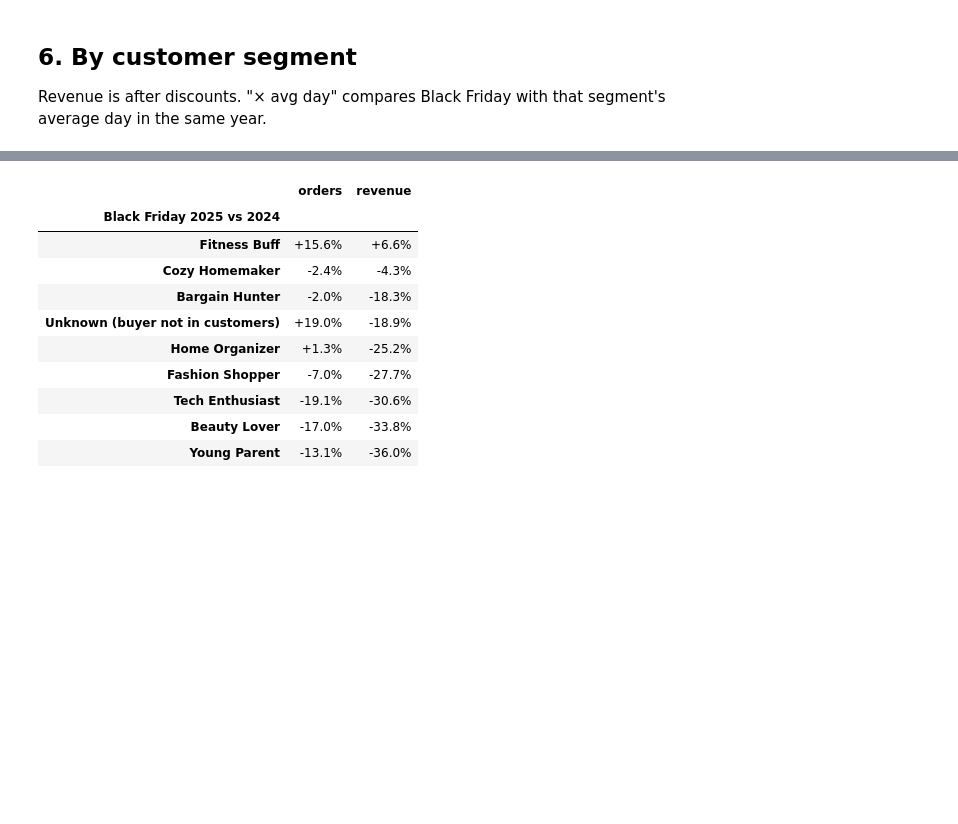
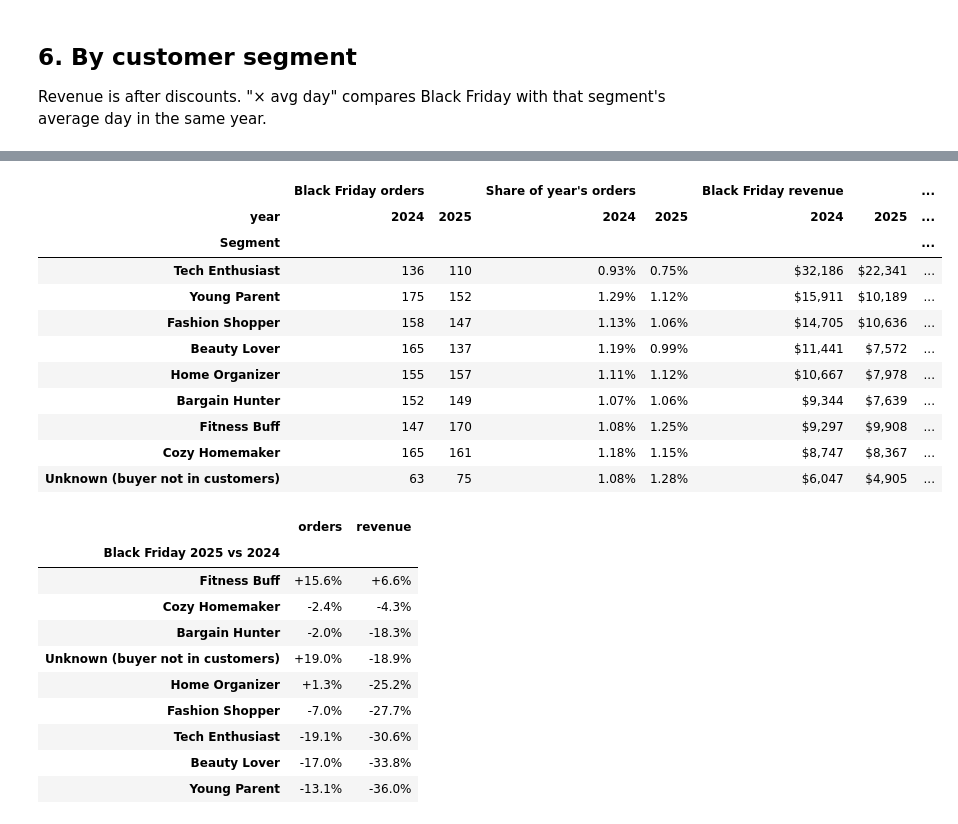
Before and after one commit to VizDataWorks/CapitalOne_DataAnalysis, a Jupyter notebook: ecommerce-challenge/notebooks/04_black_friday_impact.ipynb, the cells around one changed output, grey strips where cells are left out. Cells and saved outputs as stored; diff of their text form; code cells hidden in the pictures; blank space fills up the shorter version.

```diff
--- a/ecommerce-challenge/notebooks/04_black_friday_impact.ipynb
+++ b/ecommerce-challenge/notebooks/04_black_friday_impact.ipynb
@@ -249,28 +214,3 @@ around.style.format({"orders": "{:,}", "revenue": "${:,.0f}"})
 ## 6. By customer segment
 
 Revenue is after discounts. "× avg day" compares Black Friday with that segment's average day in the same year.
-# %%
-seg = orders.groupby(["customer_segment", "year"]).apply(bf_summary)
-cols = ["bf_orders", "bf_order_share", "bf_revenue", "bf_revenue_share", "revenue_x_avg_day",
-        "bf_order_value", "other_order_value", "discount_cost", "bf_profit_share"]
-by_segment = seg[cols].unstack("year")
-by_segment = by_segment.sort_values(("bf_revenue", 2024), ascending=False)
-# Keep 'Unknown' at the bottom
-by_segment = pd.concat([by_segment.drop(index="Unknown"), by_segment.loc[["Unknown"]]])
-by_segment.index = by_segment.index.str.replace("Unknown", "Unknown (buyer not in customers)")
-by_segment.index.name = "Segment"
-
-seg_fmt = {}
-for c in by_segment.columns:
-    name = c[0]
-    seg_fmt[c] = ("{:,.0f}" if name == "bf_orders" else
-                  "{:.2%}" if name in pct_rows else
-                  "{:.1f}×" if name == "revenue_x_avg_day" else
-                  "${:,.0f}" if name in ["bf_revenue", "discount_cost"] else "${:,.2f}")
-seg_labels = {"bf_orders": "BF orders", "bf_order_share": "Share of year's orders", "bf_revenue": "BF revenue",
-              "bf_revenue_share": "Share of year's revenue", "revenue_x_avg_day": "Revenue vs avg day",
-              "bf_order_value": "BF order value", "other_order_value": "Other-day order value",
-              "discount_cost": "Discount cost", "bf_profit_share": "Share of year's profit"}
-(by_segment.style.format(seg_fmt)
-           .background_gradient(cmap="Blues", subset=[("revenue_x_avg_day", 2024), ("revenue_x_avg_day", 2025)])
-           .format_index(lambda c: seg_labels.get(c, c), axis=1, level=0))
@@ -290,2 +217,32 @@ seg_labels = {"bf_orders": "BF orders", "bf_order_share": "Share of year's order
+# %%
+cols = ["bf_orders", "bf_order_share", "bf_revenue", "bf_revenue_share", "revenue_x_avg_day",
+        "bf_order_value", "other_order_value", "discount_cost", "bf_profit_share"]
+by_segment = (orders.groupby(["customer_segment", "year"]).apply(bf_summary, include_groups=False)[cols]
+                    .unstack("year")
+                    .sort_values(("bf_revenue", 2024), ascending=False))
+
+# Unknown (buyers not in the customer table) goes last
+order = [s for s in by_segment.index if s != "Unknown"] + ["Unknown"]
+by_segment = (by_segment.loc[order]
+                        .rename(index={"Unknown": "Unknown (buyer not in customers)"})
+                        .rename_axis("Segment"))
+
+(by_segment.style
+           .format({c: ROWS[c[0]][1] for c in by_segment.columns})
+           .format_index(lambda k: ROWS[k][0], axis=1, level=0)
+           .background_gradient(cmap="Blues", subset=[("revenue_x_avg_day", 2024), ("revenue_x_avg_day", 2025)]))
+# %% [output]
+|  | Black Friday orders |  | Share of year's orders |  | Black Friday revenue |  | ... |
+| year | 2024 | 2025 | 2024 | 2025 | 2024 | 2025 | ... |
+| Segment |  |  |  |  |  |  | ... |
+| Tech Enthusiast | 136 | 110 | 0.93% | 0.75% | $32,186 | $22,341 | ... |
+| Young Parent | 175 | 152 | 1.29% | 1.12% | $15,911 | $10,189 | ... |
+| Fashion Shopper | 158 | 147 | 1.13% | 1.06% | $14,705 | $10,636 | ... |
+| Beauty Lover | 165 | 137 | 1.19% | 0.99% | $11,441 | $7,572 | ... |
+| Home Organizer | 155 | 157 | 1.11% | 1.12% | $10,667 | $7,978 | ... |
+| Bargain Hunter | 152 | 149 | 1.07% | 1.06% | $9,344 | $7,639 | ... |
+| Fitness Buff | 147 | 170 | 1.08% | 1.25% | $9,297 | $9,908 | ... |
+| Cozy Homemaker | 165 | 161 | 1.18% | 1.15% | $8,747 | $8,367 | ... |
+| Unknown (buyer not in customers) | 63 | 75 | 1.08% | 1.28% | $6,047 | $4,905 | ... |
 # %%
 # Year-over-year change on Black Friday, by segment
```
Also changed, not shown: parts of 11 cells of this notebook.
